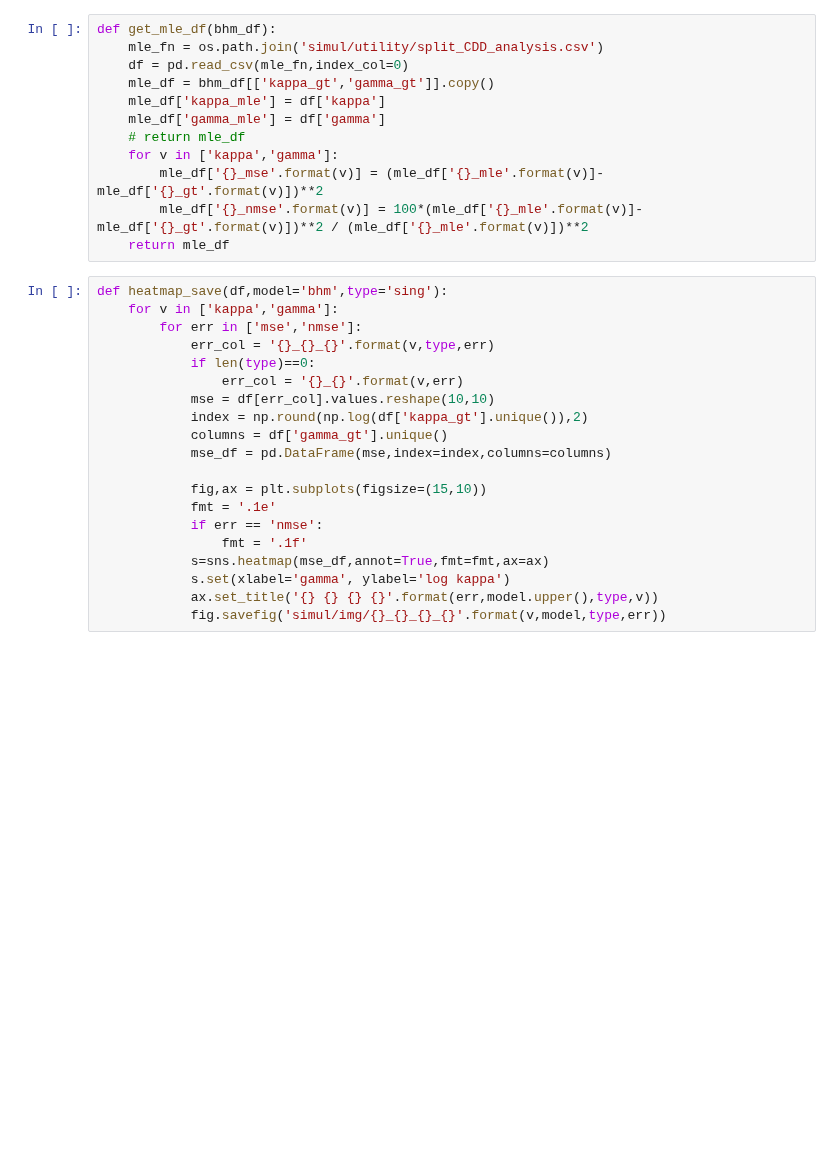
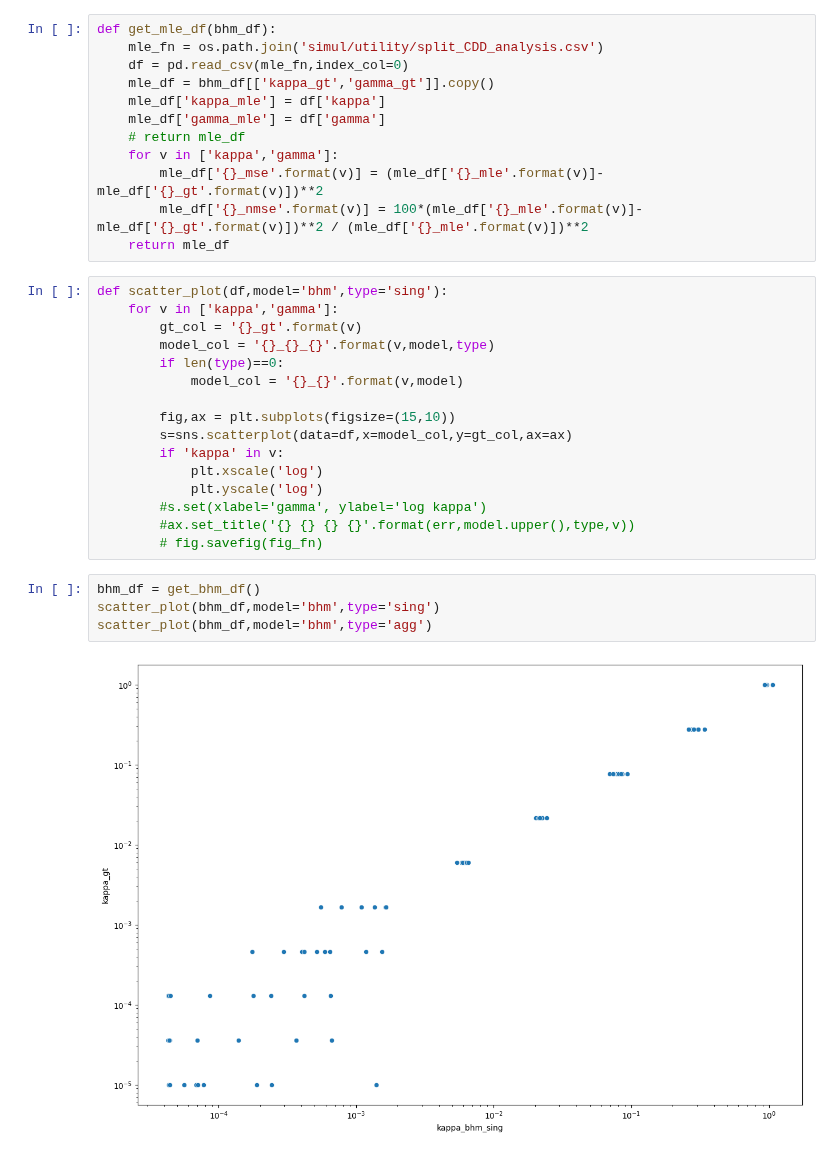
Before and after one commit to CDN-Lab/BH_model, a Jupyter notebook: pr_summary.ipynb, the cells around one changed output. Saved outputs shown, nothing was run; the diff lists cells and outputs as text; blank space fills up the shorter version.

Commit message:
adding scatterplot to parameter recovery

```diff
--- a/pr_summary.ipynb
+++ b/pr_summary.ipynb
@@ -39,22 +61,24 @@ def get_mle_df(bhm_df):
         mle_df['{}_nmse'.format(v)] = 100*(mle_df['{}_mle'.format(v)]-mle_df['{}_gt'.format(v)])**2 / (mle_df['{}_mle'.format(v)])**2
     return mle_df
 # %%
-def heatmap_save(df,model='bhm',type='sing'):
+def scatter_plot(df,model='bhm',type='sing'):
     for v in ['kappa','gamma']:
-        for err in ['mse','nmse']:
-            err_col = '{}_{}_{}'.format(v,type,err)
-            if len(type)==0:
-                err_col = '{}_{}'.format(v,err)
-            mse = df[err_col].values.reshape(10,10)
-            index = np.round(np.log(df['kappa_gt'].unique()),2)
-            columns = df['gamma_gt'].unique()
-            mse_df = pd.DataFrame(mse,index=index,columns=columns)
+        gt_col = '{}_gt'.format(v)
+        model_col = '{}_{}_{}'.format(v,model,type)
+        if len(type)==0:
+            model_col = '{}_{}'.format(v,model)
 
-            fig,ax = plt.subplots(figsize=(15,10))
-            fmt = '.1e'
-            if err == 'nmse':
-                fmt = '.1f'
-            s=sns.heatmap(mse_df,annot=True,fmt=fmt,ax=ax)
-            s.set(xlabel='gamma', ylabel='log kappa')
-            ax.set_title('{} {} {} {}'.format(err,model.upper(),type,v))
-            fig.savefig('simul/img/{}_{}_{}_{}'.format(v,model,type,err))
+        fig,ax = plt.subplots(figsize=(15,10))
+        s=sns.scatterplot(data=df,x=model_col,y=gt_col,ax=ax)
+        if 'kappa' in v:
+            plt.xscale('log')
+            plt.yscale('log')
+        #s.set(xlabel='gamma', ylabel='log kappa')
+        #ax.set_title('{} {} {} {}'.format(err,model.upper(),type,v))
+        # fig.savefig(fig_fn)
+# %%
+bhm_df = get_bhm_df()
+scatter_plot(bhm_df,model='bhm',type='sing')
+scatter_plot(bhm_df,model='bhm',type='agg')
+# %% [output]
+[figure, added]
```
Also changed, not shown: parts of 3 cells of this notebook.
